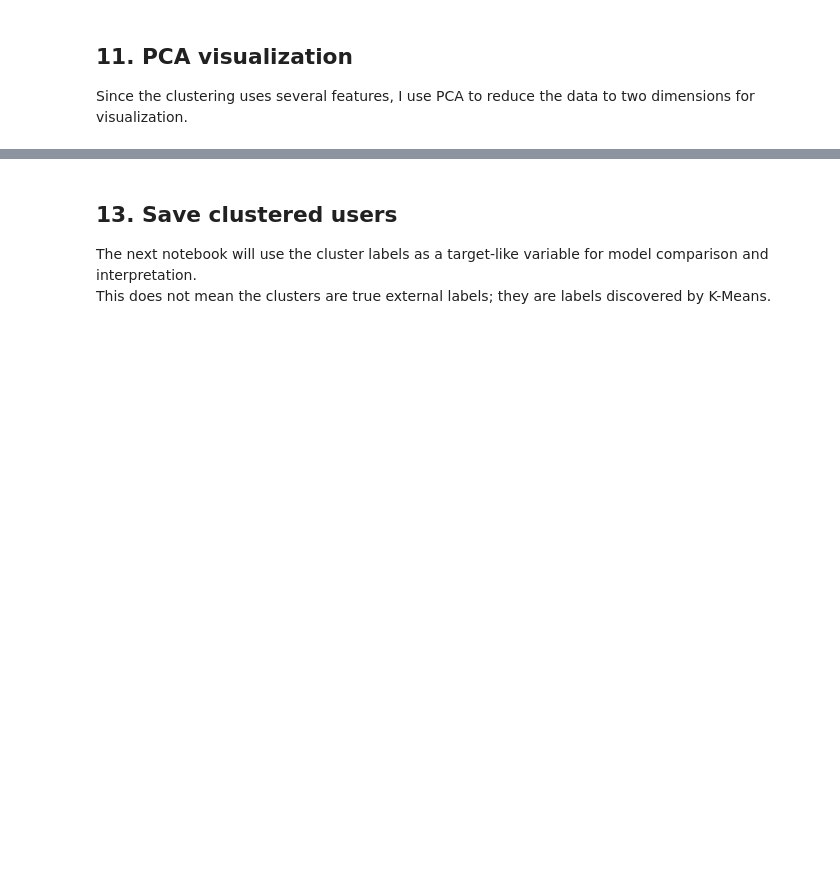
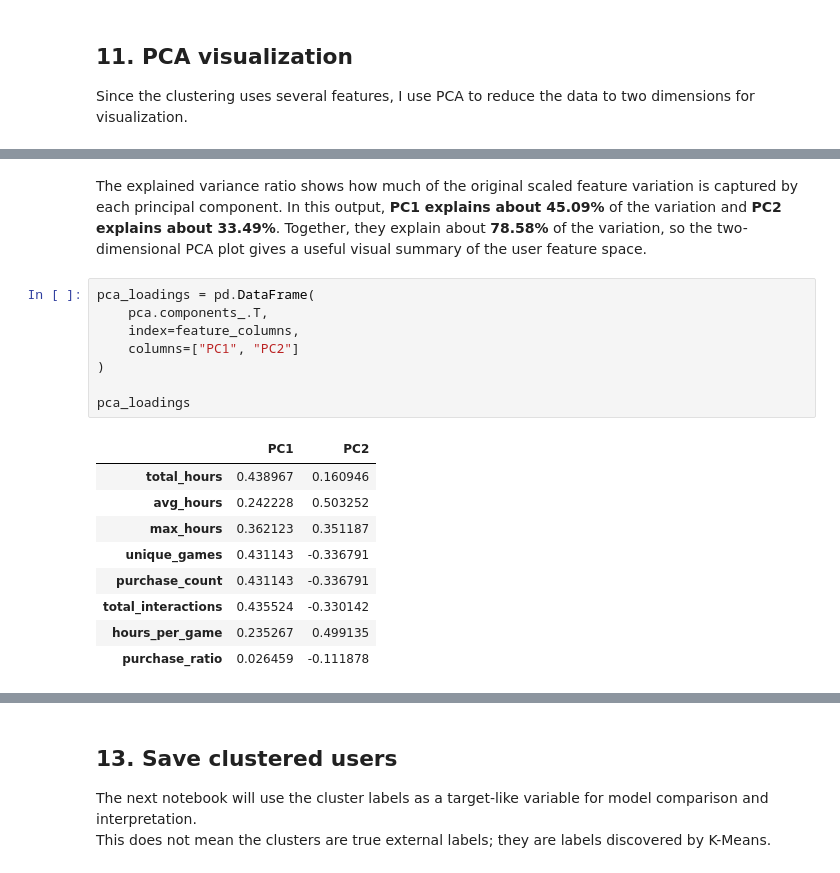
Before and after one commit to ismailozcan1/ds570-final-project, a Jupyter notebook: notebooks/02_feature_engineering_and_clustering.ipynb, the cells around one changed output, grey strips where cells are left out. Drawn from its saved outputs; the diff is of its cells as text; blank space fills up the shorter version.

Commit message:
Refine clustering analysis and save clustered users

```diff
--- a/notebooks/02_feature_engineering_and_clustering.ipynb
+++ b/notebooks/02_feature_engineering_and_clustering.ipynb
@@ -185,0 +297,20 @@ pca.explained_variance_ratio_
+# %% [markdown]
+The explained variance ratio shows how much of the original scaled feature variation is captured by each principal component. In this output, **PC1 explains about 45.09%** of the variation and **PC2 explains about 33.49%**. Together, they explain about **78.58%** of the variation, so the two-dimensional PCA plot gives a useful visual summary of the user feature space.
+# %%
+pca_loadings = pd.DataFrame(
+    pca.components_.T,
+    index=feature_columns,
+    columns=["PC1", "PC2"]
+)
+
+pca_loadings
+# %% [output]
+|  | PC1 | PC2 |
+| total_hours | 0.438967 | 0.160946 |
+| avg_hours | 0.242228 | 0.503252 |
+| max_hours | 0.362123 | 0.351187 |
+| unique_games | 0.431143 | -0.336791 |
+| purchase_count | 0.431143 | -0.336791 |
+| total_interactions | 0.435524 | -0.330142 |
+| hours_per_game | 0.235267 | 0.499135 |
+| purchase_ratio | 0.026459 | -0.111878 |
```
Also changed, not shown: parts of 29 cells of this notebook, 1 other file.
